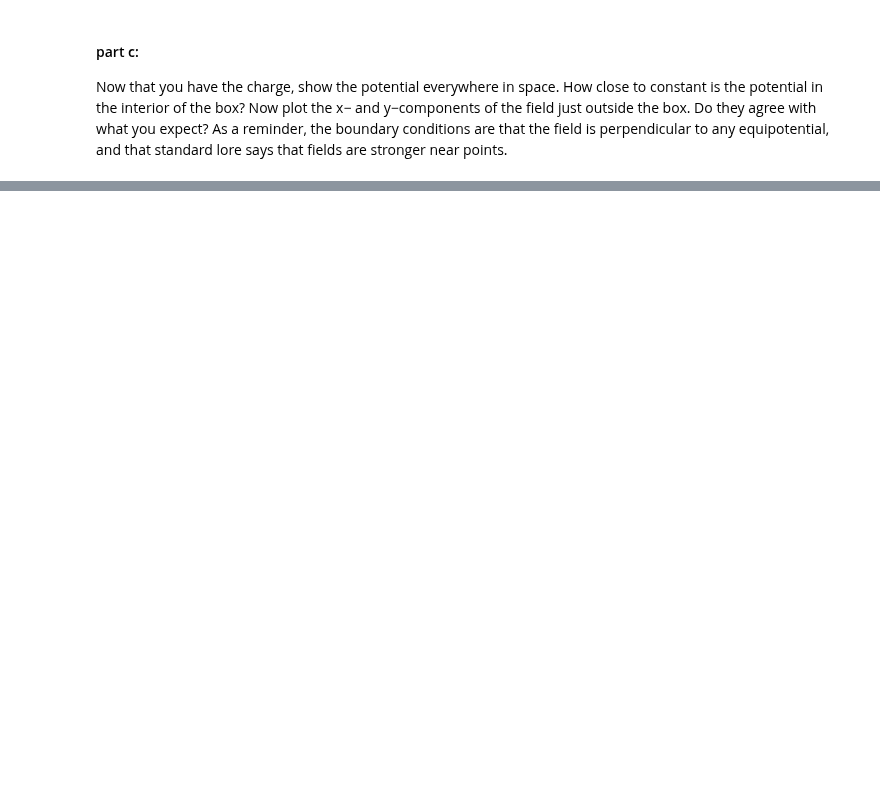
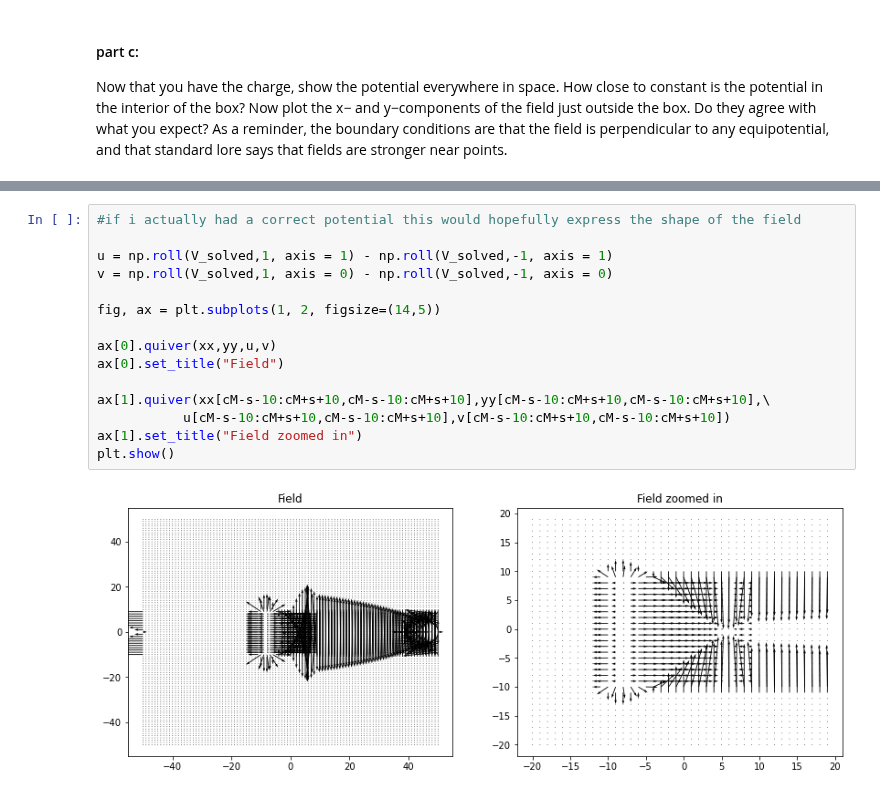
Before and after one commit to eklem1/Phys512_EK, a Jupyter notebook: PS7/A7_Q2.ipynb, the cells around one changed output, grey strips where cells are left out. Saved outputs shown, nothing was run; the diff lists cells and outputs as text; blank space fills up the shorter version.

```diff
--- a/PS7/A7_Q2.ipynb
+++ b/PS7/A7_Q2.ipynb
@@ -348,0 +307,17 @@ plt.show()
+# %%
+#if i actually had a correct potential this would hopefully express the shape of the field
+
+u = np.roll(V_solved,1, axis = 1) - np.roll(V_solved,-1, axis = 1)
+v = np.roll(V_solved,1, axis = 0) - np.roll(V_solved,-1, axis = 0)
+
+fig, ax = plt.subplots(1, 2, figsize=(14,5))
+
+ax[0].quiver(xx,yy,u,v)
+ax[0].set_title("Field")
+
+ax[1].quiver(xx[cM-s-10:cM+s+10,cM-s-10:cM+s+10],yy[cM-s-10:cM+s+10,cM-s-10:cM+s+10],\
+           u[cM-s-10:cM+s+10,cM-s-10:cM+s+10],v[cM-s-10:cM+s+10,cM-s-10:cM+s+10])
+ax[1].set_title("Field zoomed in")
+plt.show()
+# %% [output]
+[figure, added]
```
Also changed, not shown: parts of 21 cells of this notebook.
